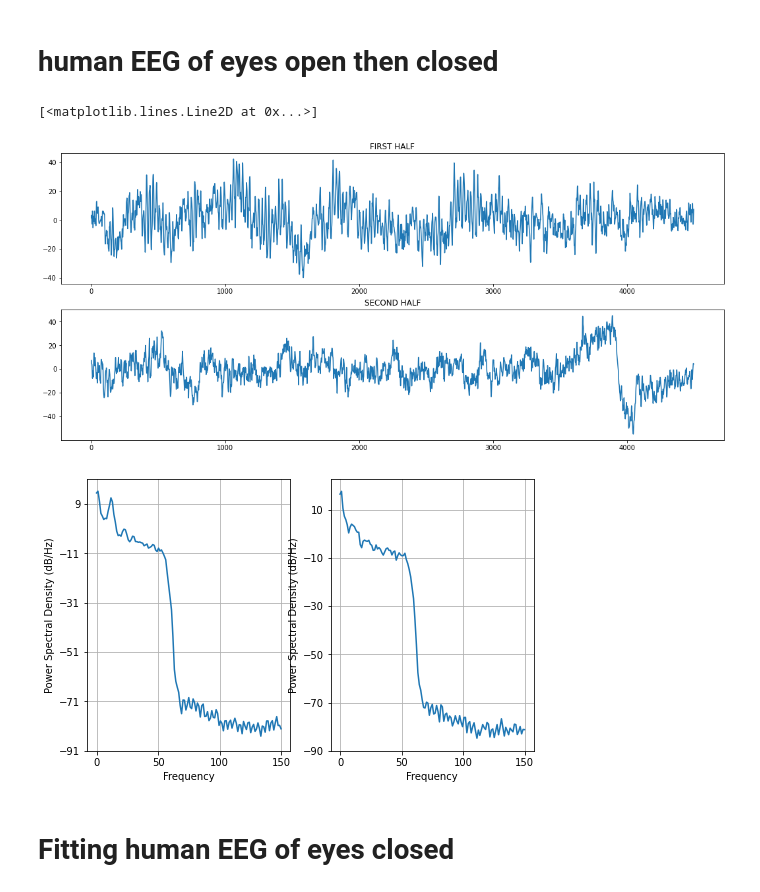
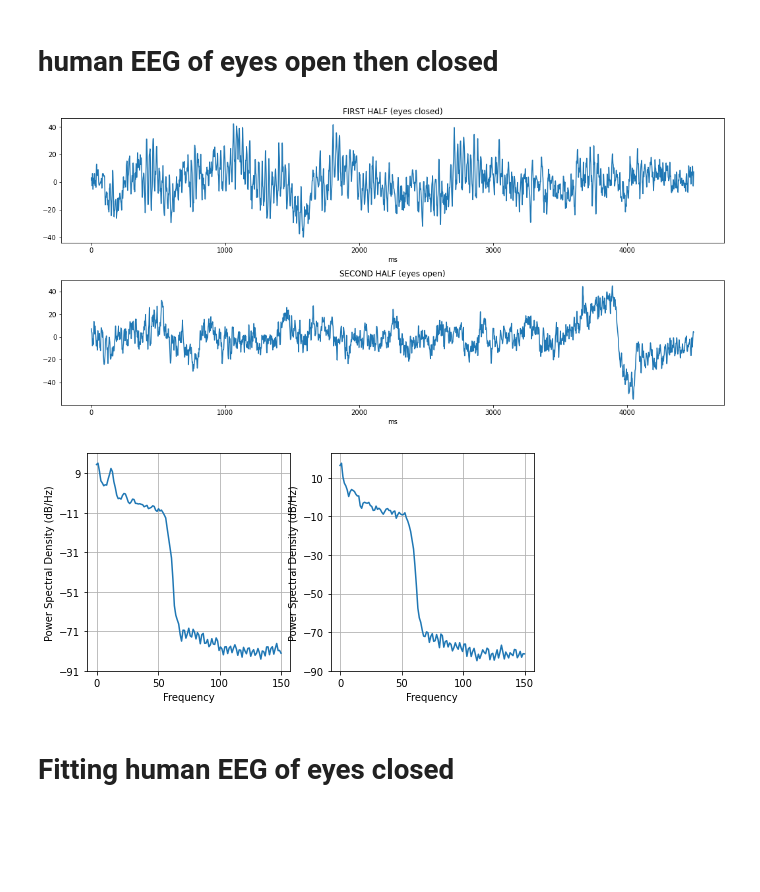
Before and after one commit to AraiKensuke/FitSpectrum, a Jupyter notebook: FitPowerSpec.ipynb, the cells around one changed output. Cells and saved outputs as stored; diff of their text form; code cells hidden in the pictures; blank space fills up the shorter version.

```diff
--- a/FitPowerSpec.ipynb
+++ b/FitPowerSpec.ipynb
@@ -166,25 +150,29 @@ There is a clear qualitative difference in the way the EEG looks.
 # %% [markdown]
 # human EEG of eyes open then closed
 # %%
+eeg = _N.loadtxt("/content/FitSpectrum/jan142021_01_00_00_smpl_v1.dat")
+
 eeg_channel = 0
 fig = plt.figure(figsize=(18, 8))
 fig.add_subplot(2, 1, 1)
-plt.title("FIRST HALF")
+plt.title("FIRST HALF (eyes closed)")
 plt.plot(eeg[0:4500, eeg_channel])
+plt.xlabel("ms")
 fig.add_subplot(2, 1, 2)
-plt.title("SECOND HALF")
+plt.title("SECOND HALF (eyes open)")
+plt.xlabel("ms")
 plt.plot(eeg[4500:, eeg_channel])
+fig.subplots_adjust(hspace=0.3)
 # %% [output]
-[<matplotlib.lines.Line2D at 0x...>]
-[figure, old version]
+[figure, new version]
 # %%
-fig = plt.figure(figsize=(8, 5))
+fig = plt.figure(figsize=(8, 4))
 fig.add_subplot(1, 2, 1)
 eeg_psd1, eeg_f_psd1 = plt.psd(eeg[0:4500, eeg_channel], Fs=300)
 fig.add_subplot(1, 2, 2)
 eeg_psd2, eeg_f_psd2 = plt.psd(eeg[4500:, eeg_channel], Fs=300)
 # %% [output]
-[figure, old version]
+[figure, new version]
 # %% [markdown]
 # Fitting human EEG of eyes closed
 # %%
```
Also changed, not shown: parts of 15 cells of this notebook.
